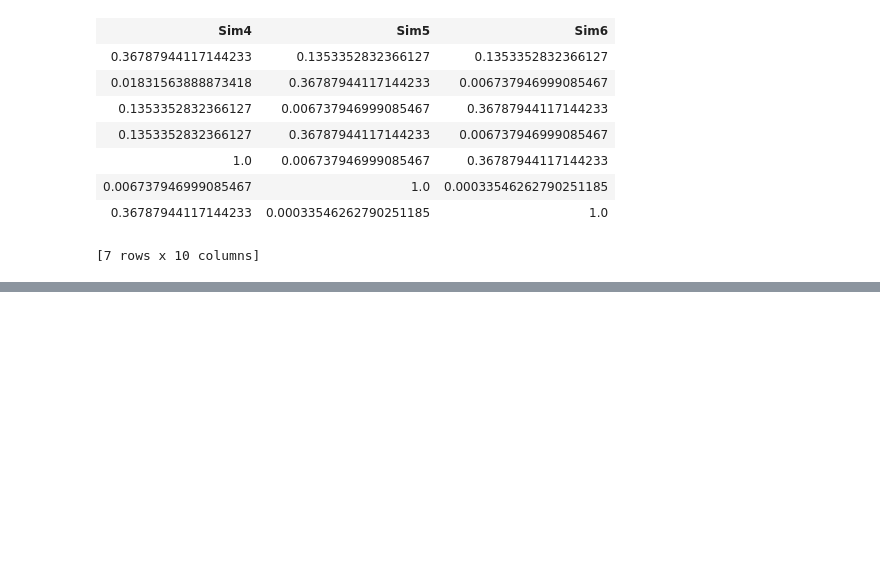
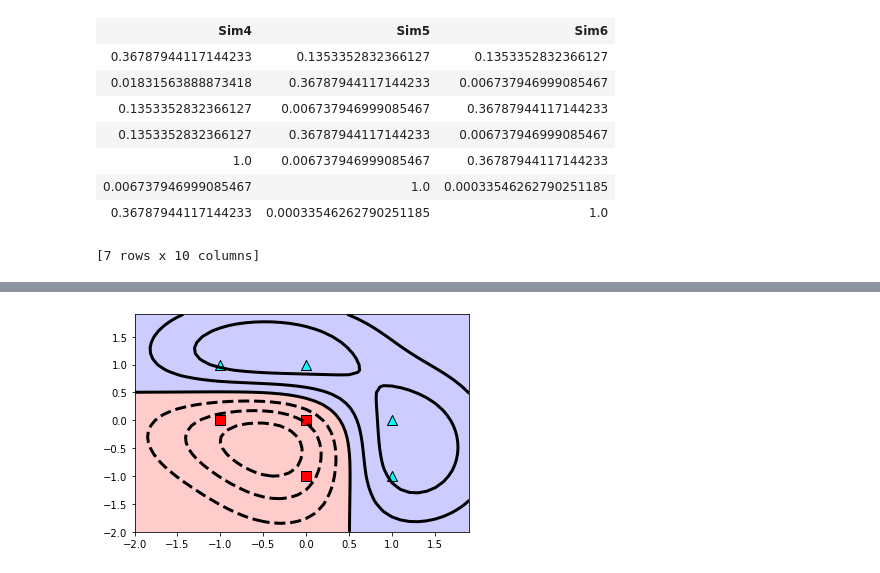
Before and after one commit to luisguiserrano/manning, a Jupyter notebook: Chapter_9_Decision_Trees/Calculating_similarities.ipynb, the cells around one changed output, grey strips where cells are left out. Saved outputs shown, nothing was run; the diff lists cells and outputs as text; code cells hidden in the pictures; blank space fills up the shorter version.

```diff
--- a/Chapter_9_Decision_Trees/Calculating_similarities.ipynb
+++ b/Chapter_9_Decision_Trees/Calculating_similarities.ipynb
@@ -102,0 +106,26 @@ svm.coefficients
+# %%
+def svm_rbf(p):
+    similarities = [similarity(p, [row['x1'], row['x2']]) for row in data]
+    return np.dot(similarities, [-1,-1,-1,1,1,1,1])
+# %%
+features = np.array(pd.DataFrame(data['x1','x2']))
+labels = np.array(data['y'])
+# %%
+def plot_model(X, y, model):
+    X = np.array(X)
+    y = np.array(y)
+    plot_step = 0.1
+    x_min, x_max = X[:, 0].min() - 1, X[:, 0].max() + 1
+    y_min, y_max = X[:, 1].min() - 1, X[:, 1].max() + 1
+    xx, yy = np.meshgrid(np.arange(x_min, x_max, plot_step),
+                         np.arange(y_min, y_max, plot_step))
+    Z = np.array([model(i) for i in np.c_[xx.ravel(), yy.ravel()]])
+    Z = Z.reshape(xx.shape)
+    plt.contour(xx, yy, Z,colors = 'k',linewidths = 3)
+    plt.contourf(xx, yy, Z, colors=['red', 'blue'], alpha=0.2, levels=[-20,0,20])
+    utils.plot_points(X, y)
+    plt.show()
+# %%
+plot_model(features, labels, svm_rbf)
+# %% [output]
+[figure, added]
```
Also changed, not shown: parts of 9 cells of this notebook, 1 other file.
